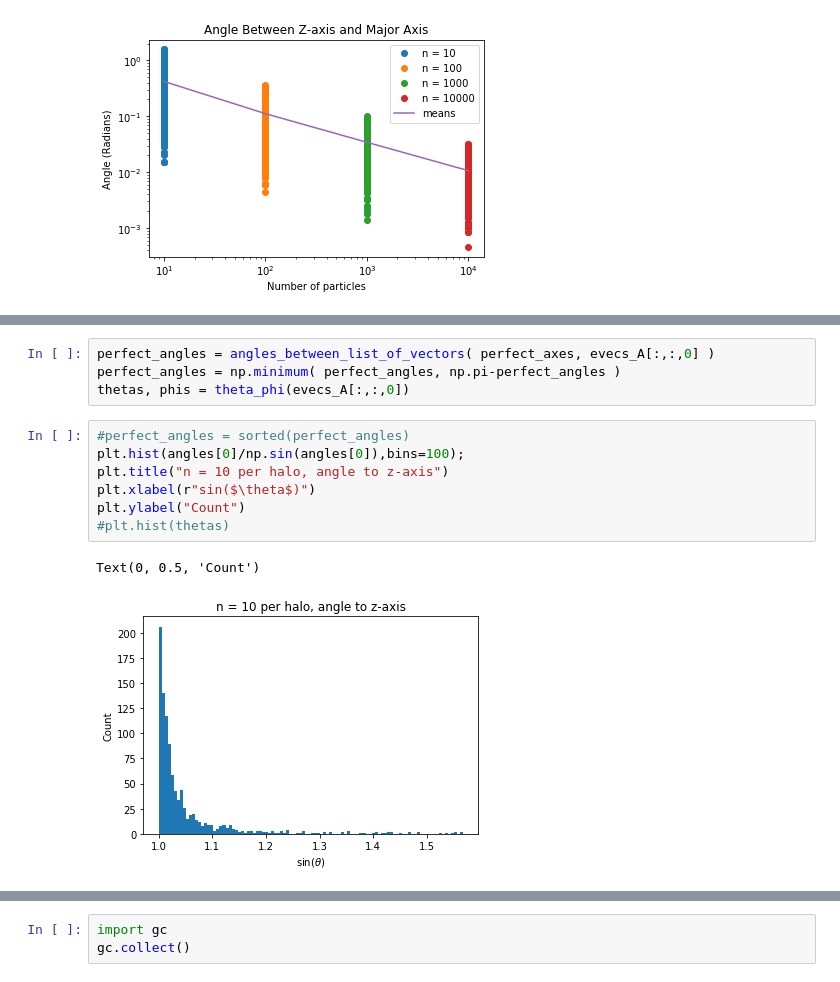
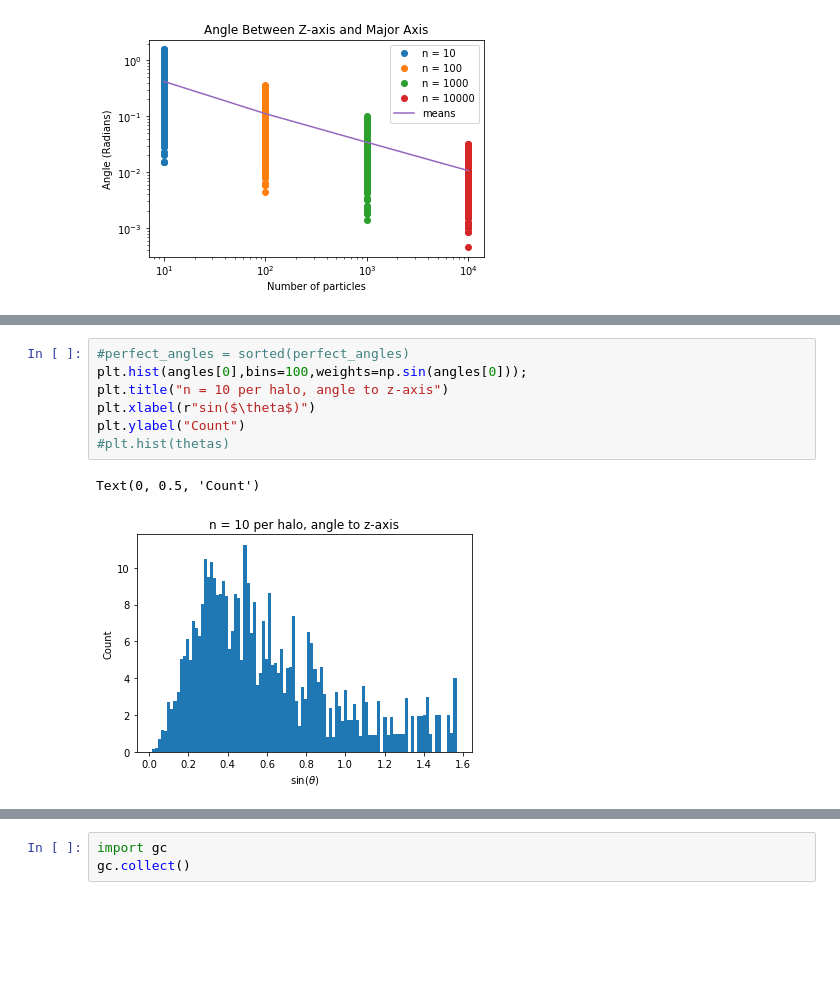
Before and after one commit to aphearin/ellipsoidal_nfw, a Jupyter notebook: halo_orientations.ipynb, the cells around one changed output, grey strips where cells are left out. Drawn from its saved outputs; the diff is of its cells as text; blank space fills up the shorter version.

```diff
--- a/halo_orientations.ipynb
+++ b/halo_orientations.ipynb
@@ -202,16 +188,12 @@ perfect_to_downsampled = np.minimum( perfect_to_downsampled, np.pi-perfect_to_do
-# %%
-perfect_angles = angles_between_list_of_vectors( perfect_axes, evecs_A[:,:,0] )
-perfect_angles = np.minimum( perfect_angles, np.pi-perfect_angles )
-thetas, phis = theta_phi(evecs_A[:,:,0])
 # %%
 #perfect_angles = sorted(perfect_angles)
-plt.hist(angles[0]/np.sin(angles[0]),bins=100);
+plt.hist(angles[0],bins=100,weights=np.sin(angles[0]));
 plt.title("n = 10 per halo, angle to z-axis")
 plt.xlabel(r"sin($\theta$)")
 plt.ylabel("Count")
 #plt.hist(thetas)
 # %% [output]
 Text(0, 0.5, 'Count')
-[figure, old version]
+[figure, new version]
 # %%
 #perfect_angles = sorted(perfect_angles)
```
Also changed, not shown: parts of 7 cells of this notebook.
